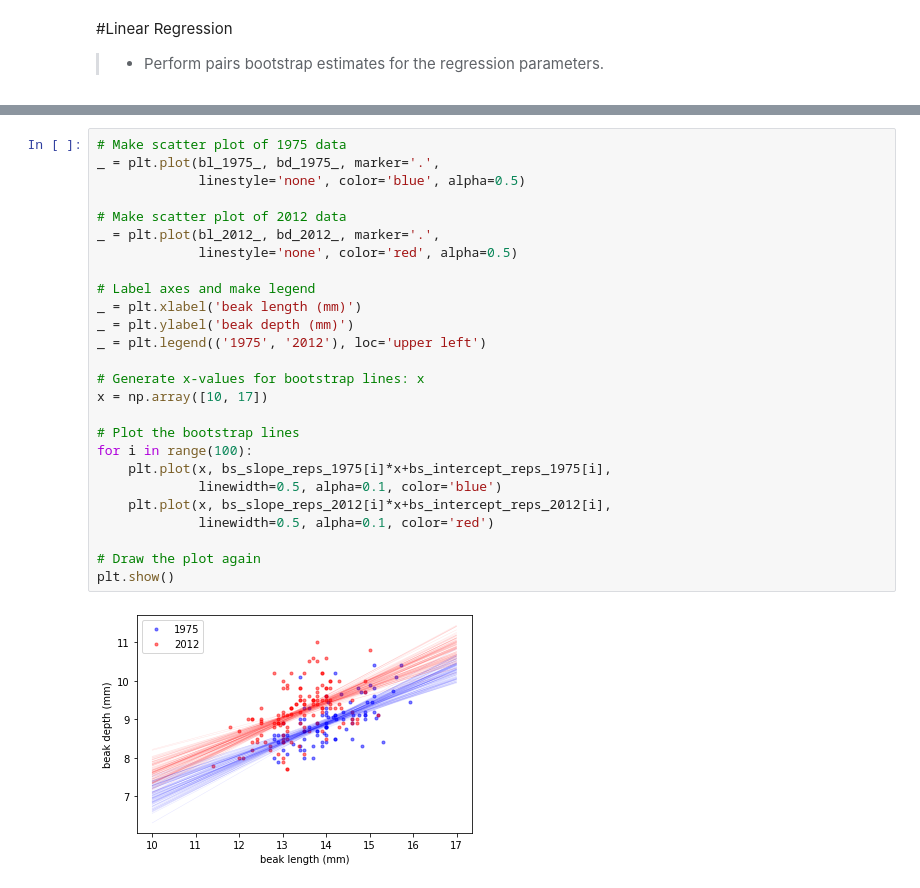
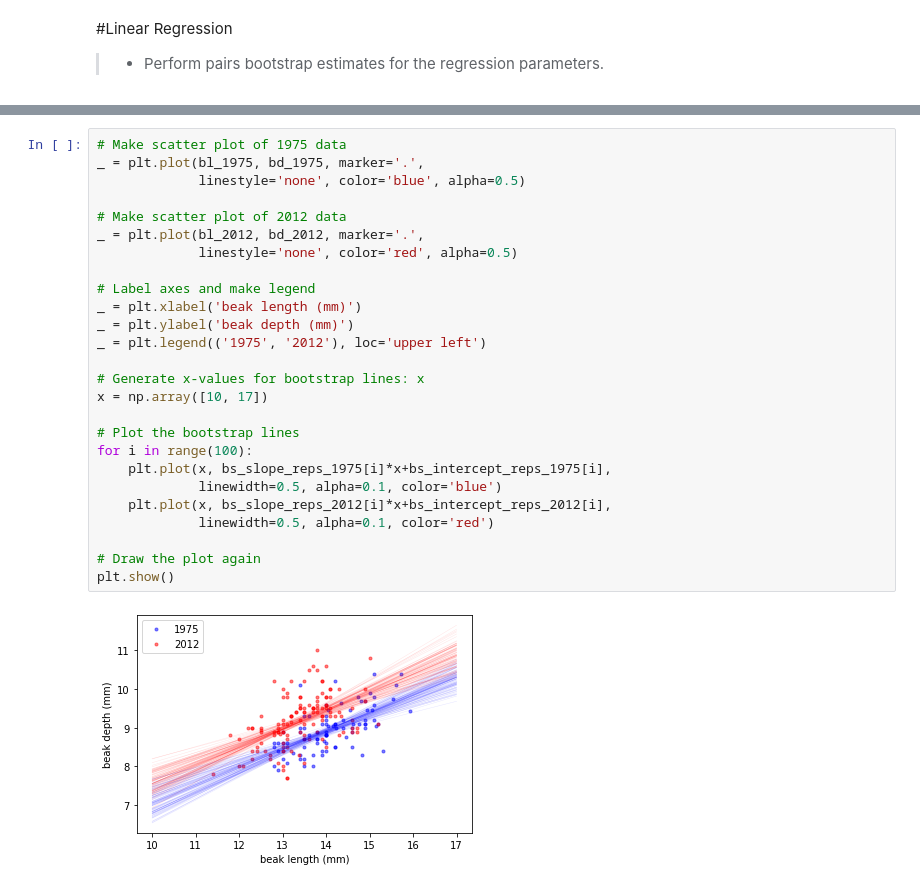
Before and after one commit to kimdesok/Statistical-Thinking-in-Python-Part-2, a Jupyter notebook: Stats_by_Python9.ipynb, the cells around one changed output, grey strips where cells are left out. Cells and saved outputs as stored; diff of their text form.

```diff
--- a/Stats_by_Python9.ipynb
+++ b/Stats_by_Python9.ipynb
@@ -300,31 +278,31 @@ print('2012: intercept =', intercept_2012,
 # %%
 # Make scatter plot of 1975 data
-_ = plt.plot(bl_1975_, bd_1975_, marker='.',
+_ = plt.plot(bl_1975, bd_1975, marker='.',
              linestyle='none', color='blue', alpha=0.5)
 
 # Make scatter plot of 2012 data
-_ = plt.plot(bl_2012_, bd_2012_, marker='.',
+_ = plt.plot(bl_2012, bd_2012, marker='.',
              linestyle='none', color='red', alpha=0.5)
 
 # Label axes and make legend
 _ = plt.xlabel('beak length (mm)')
 _ = plt.ylabel('beak depth (mm)')
 _ = plt.legend(('1975', '2012'), loc='upper left')
 
 # Generate x-values for bootstrap lines: x
 x = np.array([10, 17])
 
 # Plot the bootstrap lines
 for i in range(100):
     plt.plot(x, bs_slope_reps_1975[i]*x+bs_intercept_reps_1975[i],
              linewidth=0.5, alpha=0.1, color='blue')
     plt.plot(x, bs_slope_reps_2012[i]*x+bs_intercept_reps_2012[i],
              linewidth=0.5, alpha=0.1, color='red')
 
 # Draw the plot again
 plt.show()
 # %% [output]
-[figure, old version]
+[figure, new version]
 # %%
 # Compute length-to-depth ratios
 ratio_1975 = bl_1975/bd_1975
```
Also changed, not shown: parts of 10 cells of this notebook.
